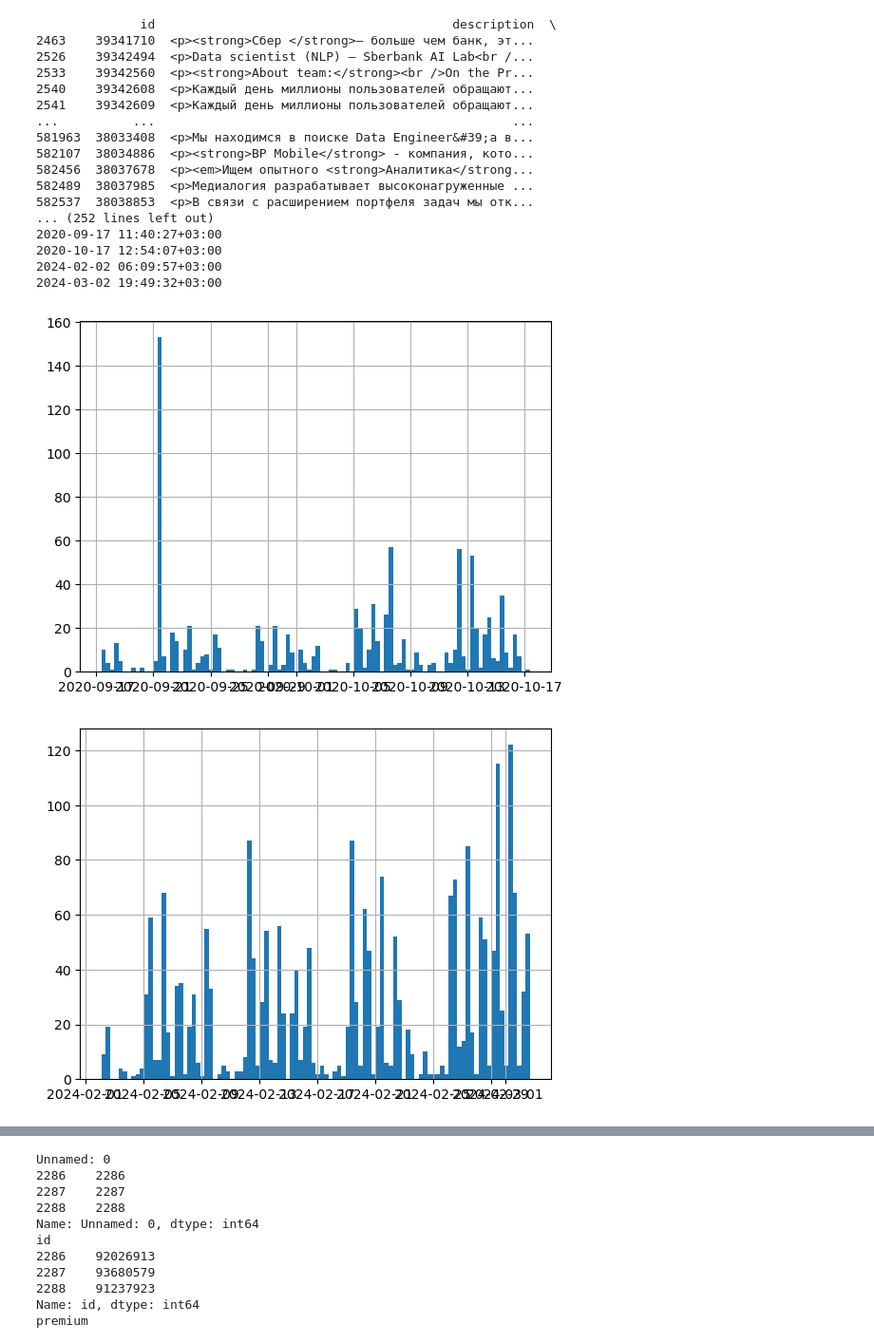
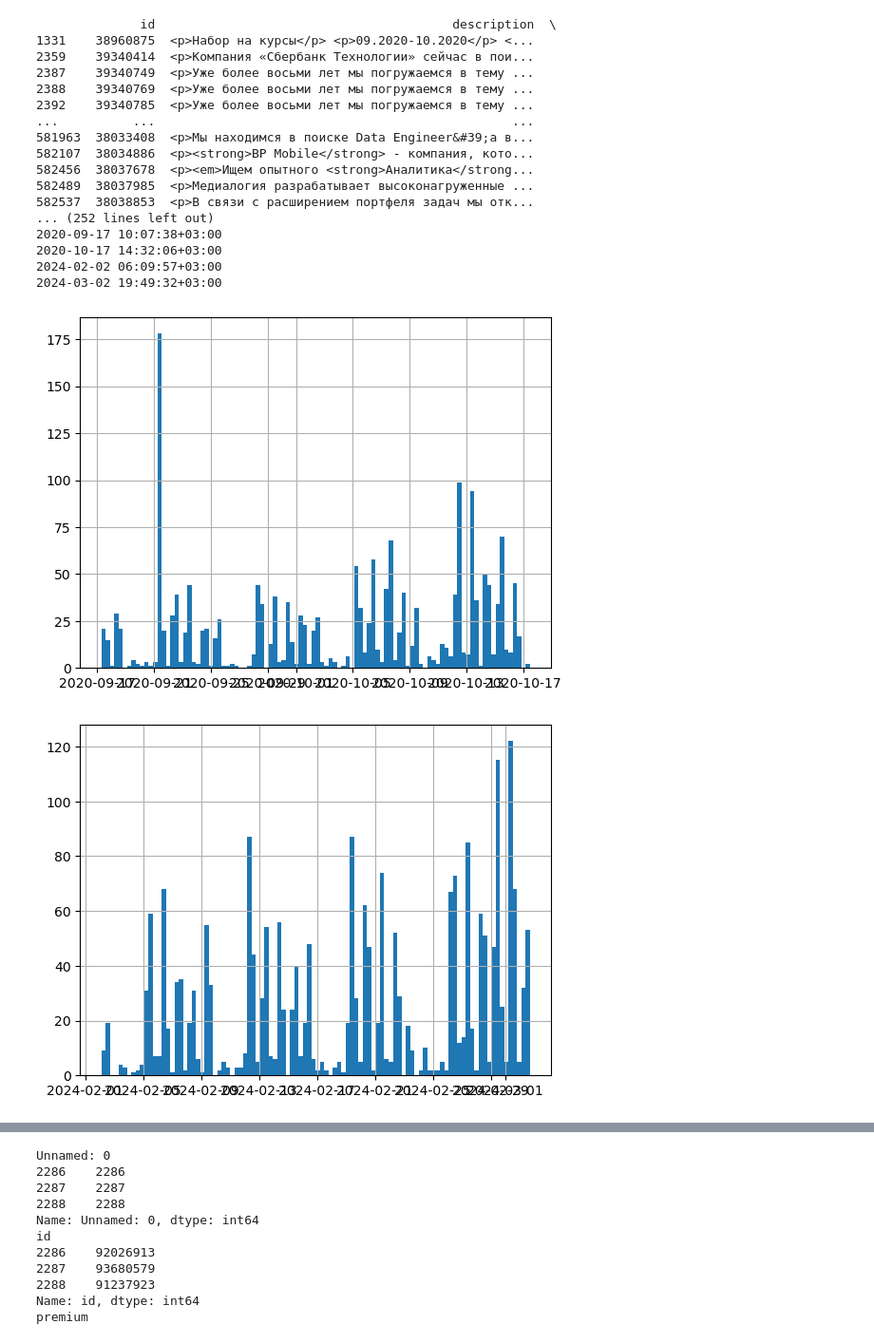
Before and after one commit to sashhhaka/HH-VacancyAnalysis, a Jupyter notebook: adjust_formats.ipynb, the cells around one changed output, grey strips where cells are left out. Shown at 95% size. Drawn from its saved outputs; the diff is of its cells as text; code cells hidden in the pictures.

```diff
--- a/adjust_formats.ipynb
+++ b/adjust_formats.ipynb
@@ -18,7 +18,7 @@ vacancies_2024 = vacancies_2024_saved.copy()
 
 # filter the data to get only vacancies with the following keywords or keyword pairs in the name
 strings_to_filter = ['Data scientist', 'Data analyst', 'ML', 'AI', 'Machine Learning', 'Artificial Intelligence', 'Аналитик данных', 'Data Engineer', 'Инженер данных', 'Reinforcement learning', 'Аналитик-исследователь', 'Нейросеть', 'Искусственный интеллект', 'Машинное обучение']
-vacancies_2020 = vacancies_2020[vacancies_2020['name'].str.contains('|'.join(strings_to_filter))]
+vacancies_2020 = vacancies_2020[vacancies_2020['name'].str.contains('|'.join(strings_to_filter), case=False, na=False)]
 
 # drop archived vacancies
 vacancies_2020 = vacancies_2020[vacancies_2020['archived'] == False]
@@ -34,41 +34,41 @@ import matplotlib.pyplot as plt
 
 # use x as the date and y as the count of vacancies
 vacancies_2020['published_at'] = pd.to_datetime(vacancies_2020['published_at'])
 vacancies_2024['published_at'] = pd.to_datetime(vacancies_2024['published_at'])
 
 vacancies_2020 = vacancies_2020['2020-09-17' < vacancies_2020['published_at']]
 vacancies_2020 = vacancies_2020[vacancies_2020['published_at'] < '2020-10-18']
 
 # minimum and maximum published_at
 print(vacancies_2020['published_at'].min())
 print(vacancies_2020['published_at'].max())
 print(vacancies_2024['published_at'].min())
 print(vacancies_2024['published_at'].max())
 
 vacancies_2020['published_at'].hist(bins=100)
 plt.show()
 
 vacancies_2024['published_at'].hist(bins=100)
 plt.show()
 # %% [output]
               id                                        description  \
-2463    39341710  <p><strong>Сбер </strong>— больше чем банк, эт...
-2526    39342494  <p>Data scientist (NLP) – Sberbank AI Lab<br /...
-2533    39342560  <p><strong>About team:</strong><br />On the Pr...
-2540    39342608  <p>Каждый день миллионы пользователей обращают...
-2541    39342609  <p>Каждый день миллионы пользователей обращают...
+1331    38960875  <p>Набор на курсы</p> <p>09.2020-10.2020</p> <...
+2359    39340414  <p>Компания «Сбербанк Технологии» сейчас в пои...
+2387    39340749  <p>Уже более восьми лет мы погружаемся в тему ...
+2388    39340769  <p>Уже более восьми лет мы погружаемся в тему ...
+2392    39340785  <p>Уже более восьми лет мы погружаемся в тему ...
 ...          ...                                                ...
 581963  38033408  <p>Мы находимся в поиске Data Engineer&#39;a в...
 582107  38034886  <p><strong>BP Mobile</strong> - компания, кото...
 582456  38037678  <p><em>Ищем опытного <strong>Аналитика</strong...
 582489  38037985  <p>Медиалогия разрабатывает высоконагруженные ...
 582537  38038853  <p>В связи с расширением портфеля задач мы отк...
 ... (252 lines left out)
-2020-09-17 11:40:27+03:00
-2020-10-17 12:54:07+03:00
+2020-09-17 10:07:38+03:00
+2020-10-17 14:32:06+03:00
 2024-02-02 06:09:57+03:00
 2024-03-02 19:49:32+03:00
-[figure, old version]
+[figure, new version]
 [figure]
 # %%
 # print 3 rows with all columns for both dataframes, not just some columns
```
Also changed, not shown: parts of 5 cells of this notebook.
